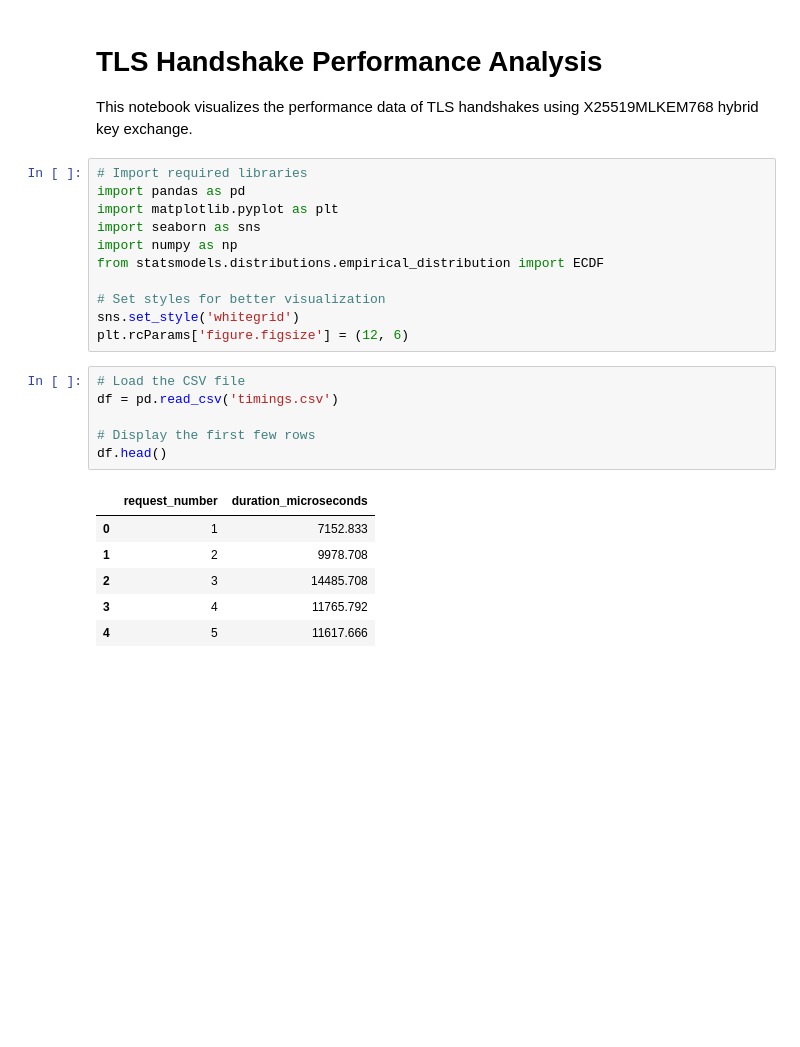
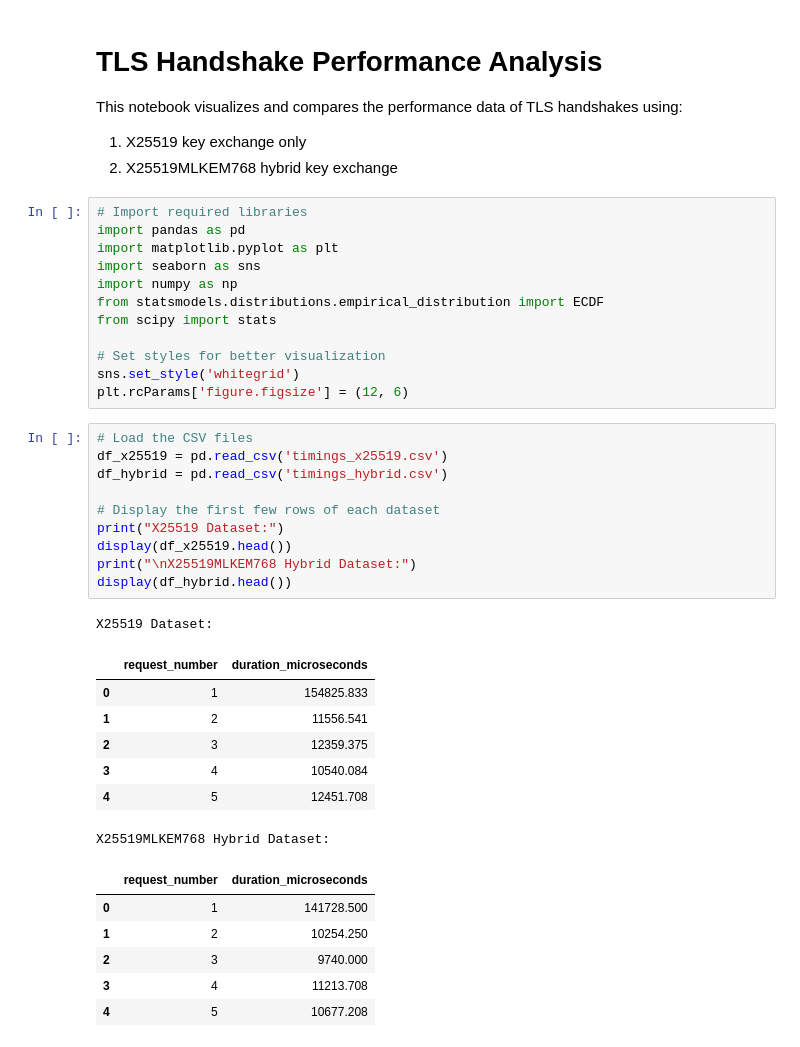
Before and after one commit to linukaratnayake/x25519mlkem768_x25519_perf_analysis, a Jupyter notebook: results/visualize_results.ipynb, the cells around one changed output. Cells and saved outputs as stored; diff of their text form; blank space fills up the shorter version.

```diff
--- a/results/visualize_results.ipynb
+++ b/results/visualize_results.ipynb
@@ -26,7 +26,9 @@ Successfully installed patsy-1.0.1 scipy-1.15.3 statsmodels-0.14.4
 # %% [markdown]
 # TLS Handshake Performance Analysis
 
-This notebook visualizes the performance data of TLS handshakes using X25519MLKEM768 hybrid key exchange.
+This notebook visualizes and compares the performance data of TLS handshakes using:
+1. X25519 key exchange only
+2. X25519MLKEM768 hybrid key exchange
 # %%
 # Import required libraries
 import pandas as pd
@@ -34,21 +36,34 @@ import matplotlib.pyplot as plt
 import seaborn as sns
 import numpy as np
 from statsmodels.distributions.empirical_distribution import ECDF
+from scipy import stats
 
 # Set styles for better visualization
 sns.set_style('whitegrid')
 plt.rcParams['figure.figsize'] = (12, 6)
 # %%
-# Load the CSV file
-df = pd.read_csv('timings.csv')
+# Load the CSV files
+df_x25519 = pd.read_csv('timings_x25519.csv')
+df_hybrid = pd.read_csv('timings_hybrid.csv')
 
-# Display the first few rows
-df.head()
+# Display the first few rows of each dataset
+print("X25519 Dataset:")
+display(df_x25519.head())
+print("\nX25519MLKEM768 Hybrid Dataset:")
+display(df_hybrid.head())
 # %% [output]
+X25519 Dataset:
 |  | request_number | duration_microseconds |
-| 0 | 1 | 7152.833 |
-| 1 | 2 | 9978.708 |
-| 2 | 3 | 14485.708 |
-| 3 | 4 | 11765.792 |
-| 4 | 5 | 11617.666 |
+| 0 | 1 | 154825.833 |
+| 1 | 2 | 11556.541 |
+| 2 | 3 | 12359.375 |
+| 3 | 4 | 10540.084 |
+| 4 | 5 | 12451.708 |
+X25519MLKEM768 Hybrid Dataset:
+|  | request_number | duration_microseconds |
+| 0 | 1 | 141728.500 |
+| 1 | 2 | 10254.250 |
+| 2 | 3 | 9740.000 |
+| 3 | 4 | 11213.708 |
+| 4 | 5 | 10677.208 |
 # %%
```
Also changed, not shown: parts of 9 cells of this notebook, 1 other file.
